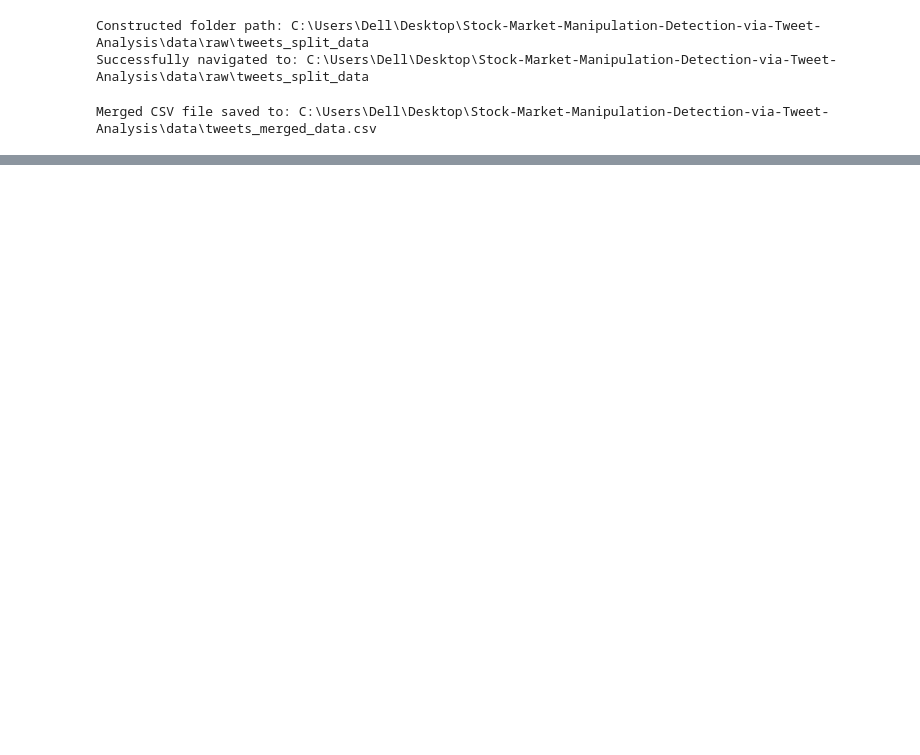
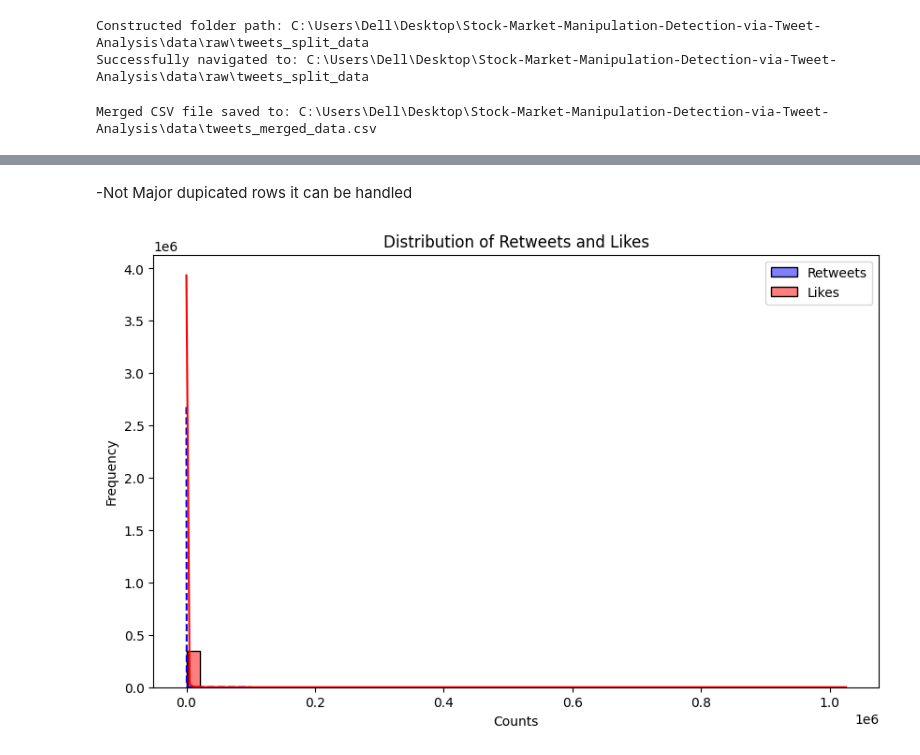
Before and after one commit to AtharvaJaiswal005/Stock-Market-Manipulation-Detection-via-Tweet-Analysis, a Jupyter notebook: src/nlp_tweets_processing/tweet_preprocessing.ipynb, the cells around one changed output, grey strips where cells are left out. Saved outputs shown, nothing was run; the diff lists cells and outputs as text; code cells hidden in the pictures; blank space fills up the shorter version.

```diff
--- a/src/nlp_tweets_processing/tweet_preprocessing.ipynb
+++ b/src/nlp_tweets_processing/tweet_preprocessing.ipynb
@@ -116,0 +120,27 @@ NameError: name 'data_cleaned' is not defined
+# %% [markdown]
+-Not Major dupicated rows it can be handled
+# %%
+import matplotlib.pyplot as plt
+import seaborn as sns
+
+# Create the figure for the combined distribution plot
+plt.figure(figsize=(10, 6))
+
+# Plot distribution for Retweets with KDE line
+sns.histplot(data['Retweets'].dropna(), bins=50, kde=True, color='blue', label='Retweets', line_kws={'linestyle':'--'})
+
+# Plot distribution for Likes with KDE line
+sns.histplot(data['Likes'].dropna(), bins=50, kde=True, color='red', label='Likes', line_kws={'linestyle':'-'})
+
+# Adding the title and labels
+plt.title('Distribution of Retweets and Likes')
+plt.xlabel('Counts')
+plt.ylabel('Frequency')
+
+# Add a legend to distinguish Retweets and Likes
+plt.legend()
+
+# Show the plot
+plt.show()
+# %% [output]
+[figure, added]
```
Also changed, not shown: parts of 25 cells of this notebook, 3 other files.
